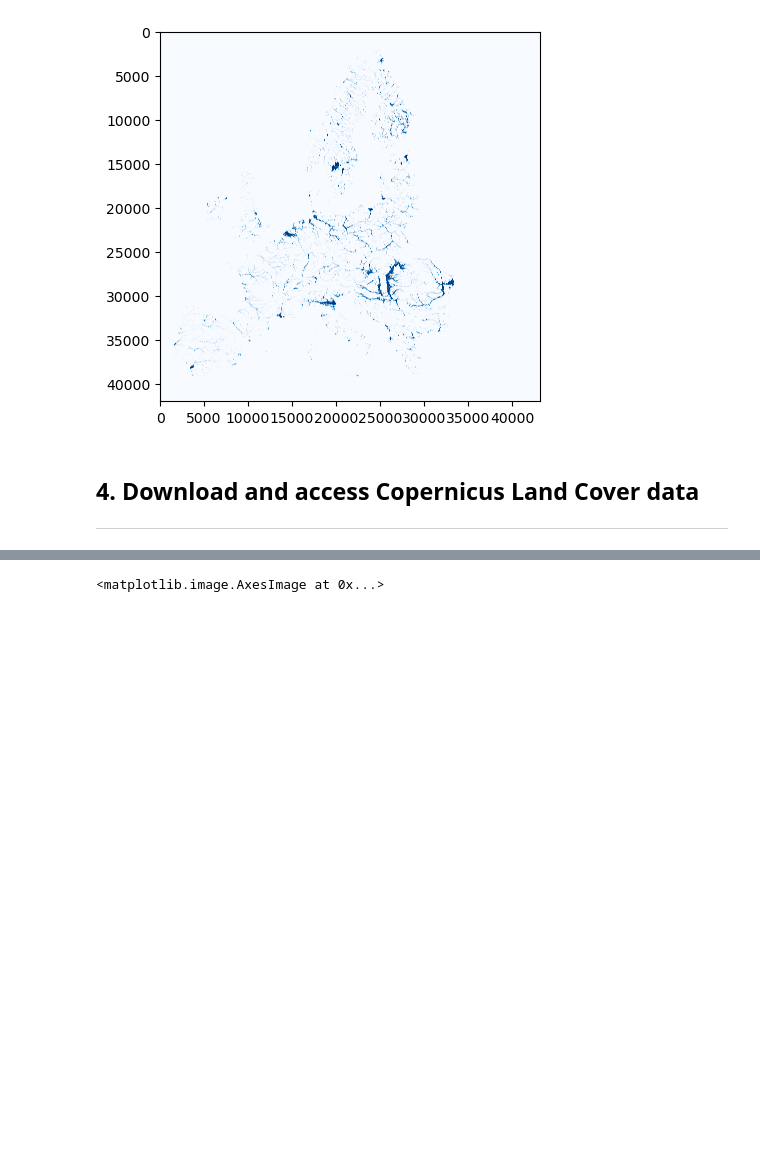
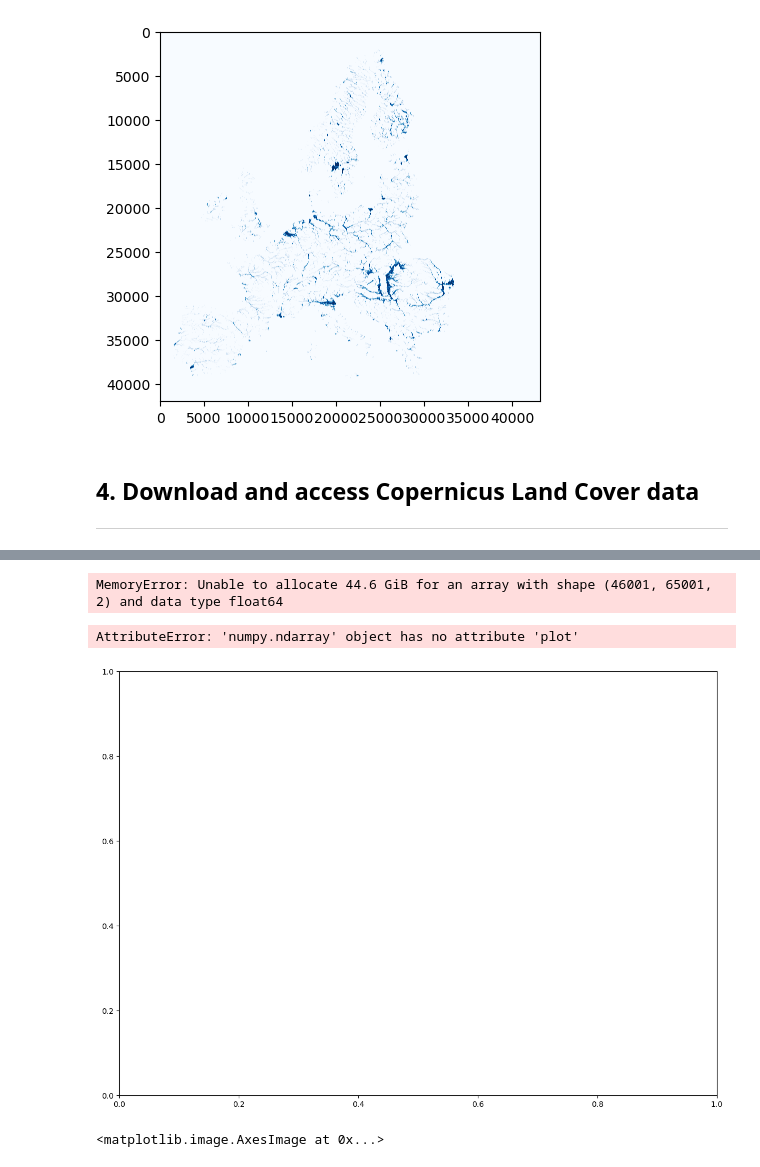
Before and after one commit to ElcoK/BigData_AED, a Jupyter notebook: _sources/week4/tutorial2.ipynb, the cells around one changed output, grey strips where cells are left out. Saved outputs shown, nothing was run; the diff lists cells and outputs as text; code cells hidden in the pictures; blank space fills up the shorter version.

```diff
--- a/_sources/week4/tutorial2.ipynb
+++ b/_sources/week4/tutorial2.ipynb
@@ -184,3 +195,11 @@ CLC_location
+# %%
+CLC_values = [111, 112, 121, 122, 123, 124, 131, 132, 133, 141, 142, 211, 212, 213, 221, 222, 223, 231, 241, 242,
+ 243, 244, 311, 312, 313, 321, 322, 323, 324, 331, 332, 333, 334, 335, 411, 412, 421, 422, 423, 511, 512, 521, 522, 523]
+
+CLC_colors = ['#E6004D', '#FF0000', '#CC4DF2', '#CC0000', '#E6CCCC', '#E6CCE6', '#A600CC', '#A64DCC', '#FF4DFF', '#FFA6FF', '#FFE6FF', '#FFFFA8', '#FFFF00', '#E6E600',
+ '#E68000', '#F2A64D', '#E6A600', '#E6E64D', '#FFE6A6', '#FFE64D', '#E6CC4D', '#F2CCA6', '#80FF00', '#00A600',
+ '#4DFF00', '#CCF24D', '#A6FF80', '#A6E64D', '#A6F200', '#E6E6E6', '#CCCCCC', '#CCFFCC', '#000000', '#A6E6CC',
+ '#A6A6FF', '#4D4DFF', '#CCCCFF', '#E6E6FF', '#A6A6E6', '#00CCF2', '#80F2E6', '#00FFA6', '#A6FFE6', '#E6F2FF']
 # %%
 with rasterio.open(CLC_location) as src:
     landuse = src.read()[0, :, :]
@@ -190,3 +209,46 @@ with rasterio.open(CLC_location) as src:
+# %%
+color_dict_raster = dict(zip(CLC_values,CLC_colors))
+
+# We create a colormar from our list of colors
+cm = ListedColormap(CLC_colors)
+
+# Let's also define the description of each category : 1 (blue) is Sea; 2 (red) is burnt, etc... Order should be respected here ! Or using another dict maybe could help.
+labels = np.array(CLC_values)
+len_lab = len(labels)
+
+# prepare normalizer
+## Prepare bins for the normalizer
+norm_bins = np.sort([*color_dict_raster.keys()]) + 0.5
+norm_bins = np.insert(norm_bins, 0, np.min(norm_bins) - 1.0)
+
+## Make normalizer and formatter
+norm = matplotlib.colors.BoundaryNorm(norm_bins, len_lab, clip=True)
+fmt = matplotlib.ticker.FuncFormatter(lambda x, pos: labels[norm(x)])
+# %%
+xds["band_data"].plot(ax=ax,levels=len(CLC_colors),colors=CLC_colors)
+# %% [output]
+MemoryError: Unable to allocate 44.6 GiB for an array with shape (46001, 65001, 2) and data type float64
+# %%
+fig, ax = plt.subplots(1, 1,figsize=(14,10))
+
+ax = landuse.plot(levels=len(unique_classes), cmap=cm, norm=norm)
+
+# remove the ax labels
+diff = norm_bins[1:] - norm_bins[:-1]
+tickz = norm_bins[:-1] + diff / 2
+cb = fig.colorbar(ax, format=fmt, ticks=tickz)
+
+fig.axes[0].set_title('Rasterized land-use map for {}'.format(place_name),fontweight='bold')
+
+fig.axes[0].set_xticks([])
+fig.axes[0].set_yticks([])
+fig.axes[0].set_axis_off()
+
+# for some weird reason we get two colorbars, so we remove one:
+fig.delaxes(fig.axes[1])
+# %% [output]
+AttributeError: 'numpy.ndarray' object has no attribute 'plot'
+[figure, added]
 # %%
 plt.imshow(landuse,cmap='tab20')
 # %% [output]
```
Also changed, not shown: parts of 6 cells of this notebook, 22 other files.
